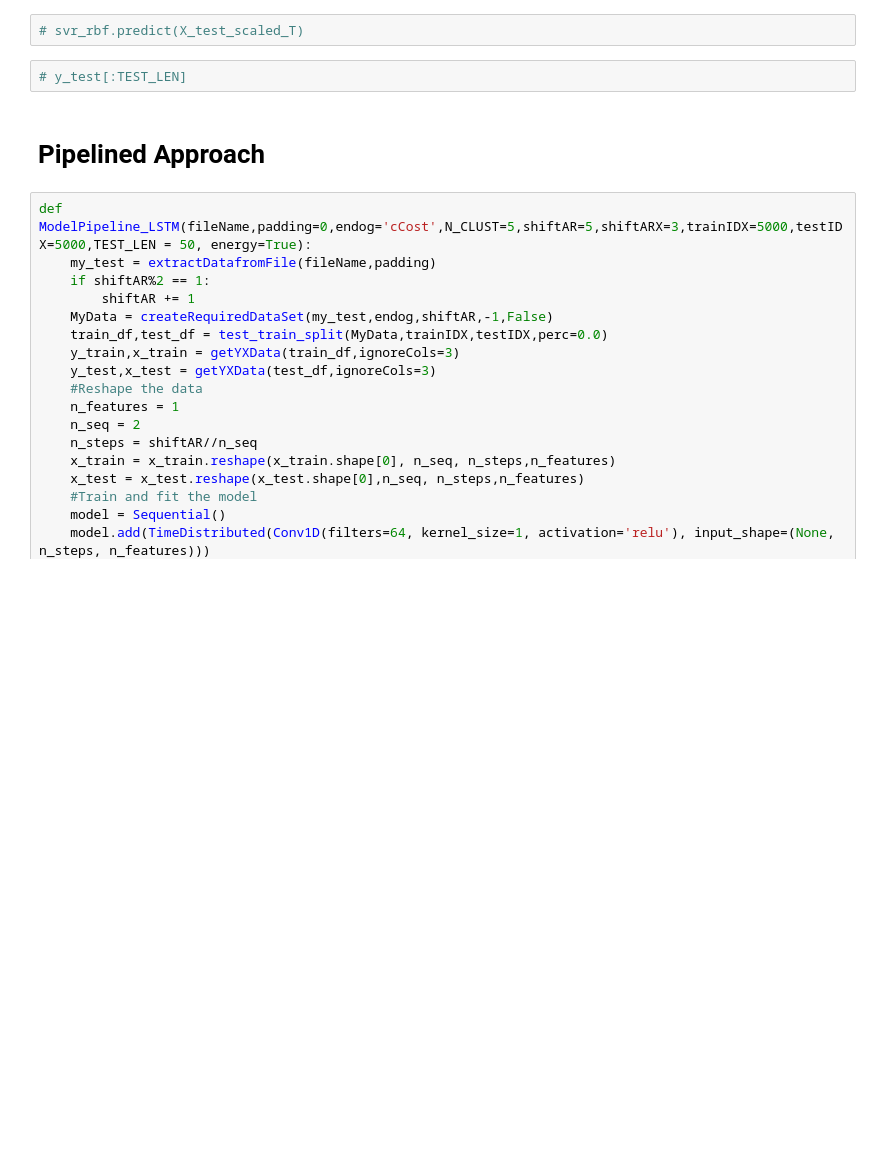
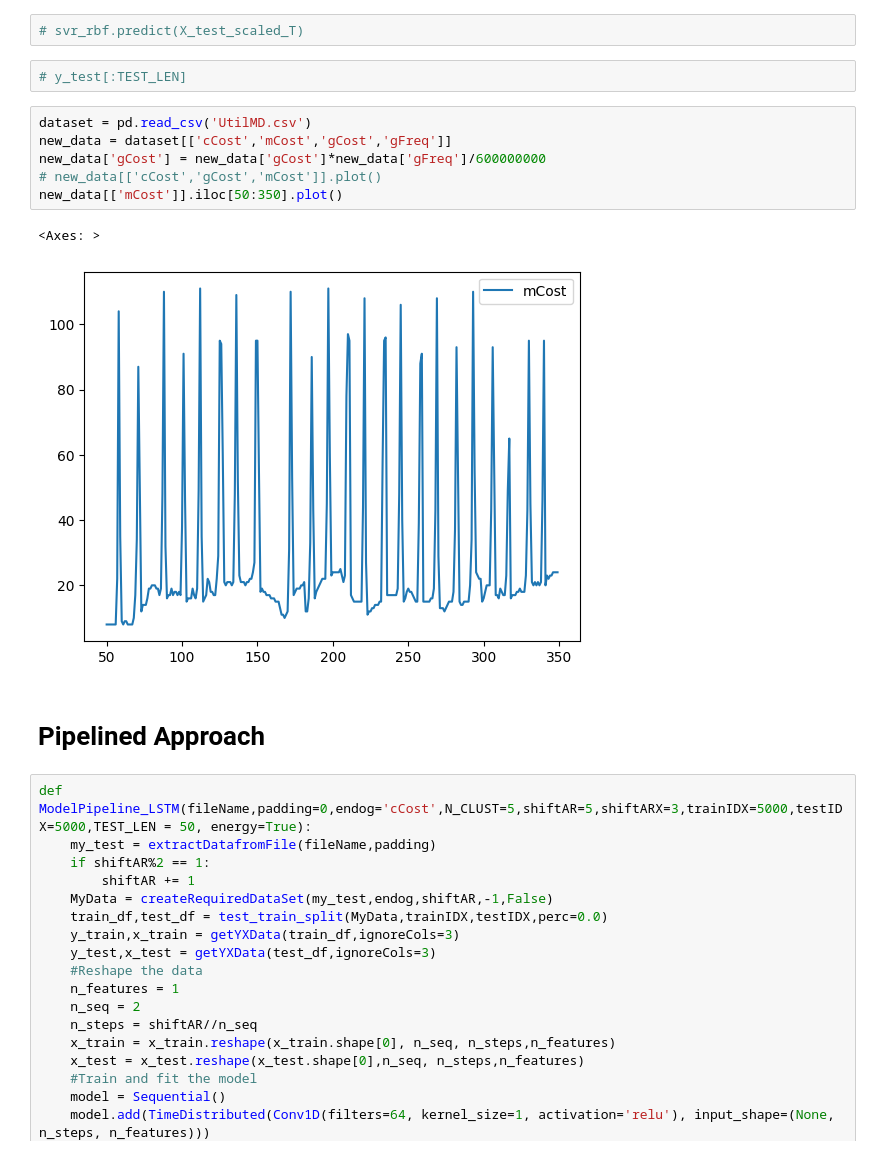
Before and after one commit to dipayan2/ARMAModel, a Jupyter notebook: AnalyzingModels.ipynb, the cells around one changed output. Drawn from its saved outputs; the diff is of its cells as text; blank space fills up the shorter version.

```diff
--- a/AnalyzingModels.ipynb
+++ b/AnalyzingModels.ipynb
@@ -413,6 +430,15 @@ SVR()
 # svr_rbf.predict(X_test_scaled_T)
 # %%
 # y_test[:TEST_LEN]
+# %%
+dataset = pd.read_csv('UtilMD.csv')
+new_data = dataset[['cCost','mCost','gCost','gFreq']]
+new_data['gCost'] = new_data['gCost']*new_data['gFreq']/600000000
+# new_data[['cCost','gCost','mCost']].plot()
+new_data[['mCost']].iloc[50:350].plot()
+# %% [output]
+<Axes: >
+[figure, added]
 # %% [markdown]
 # Pipelined Approach
 # %%
```
Also changed, not shown: parts of 16 cells of this notebook, 1 other file.
